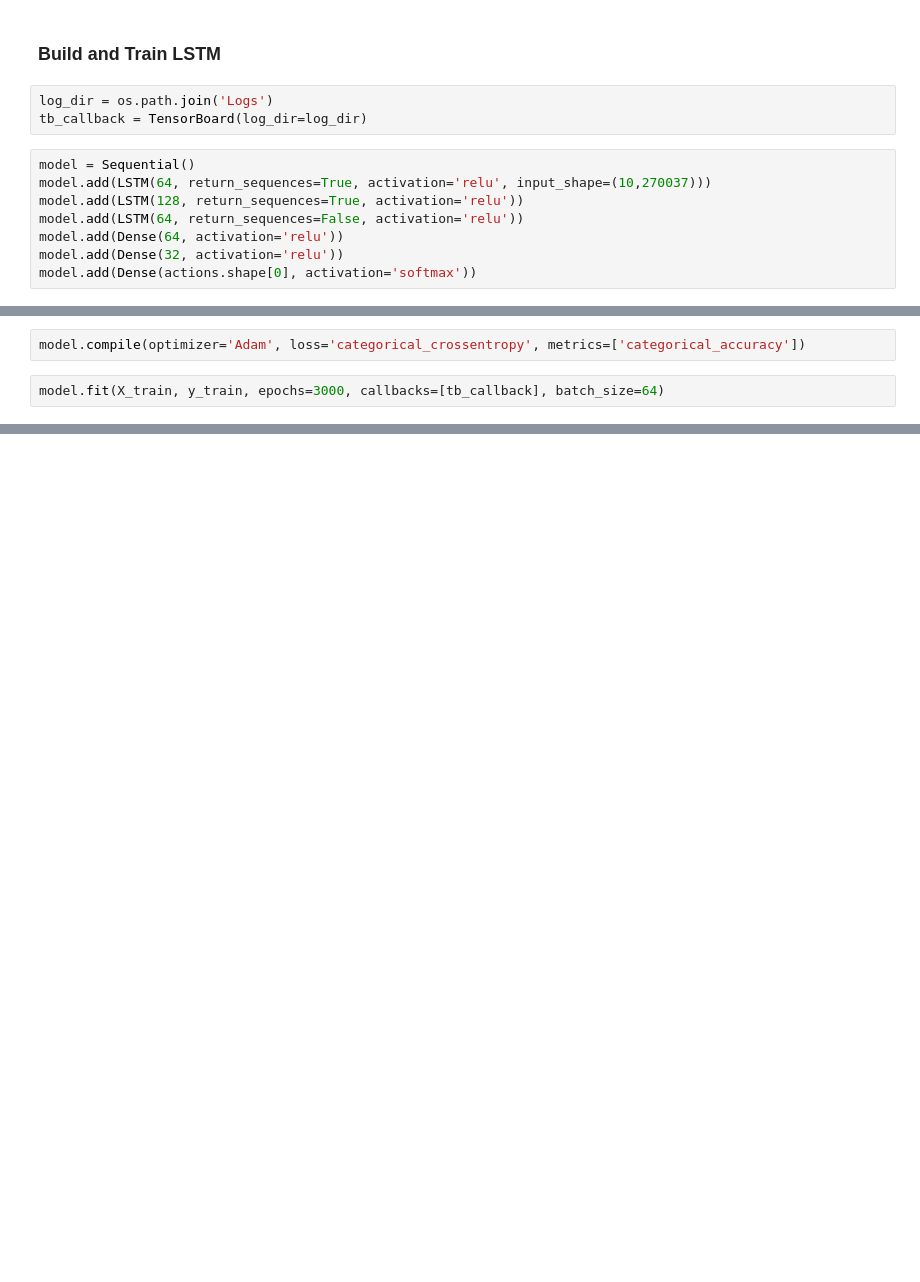
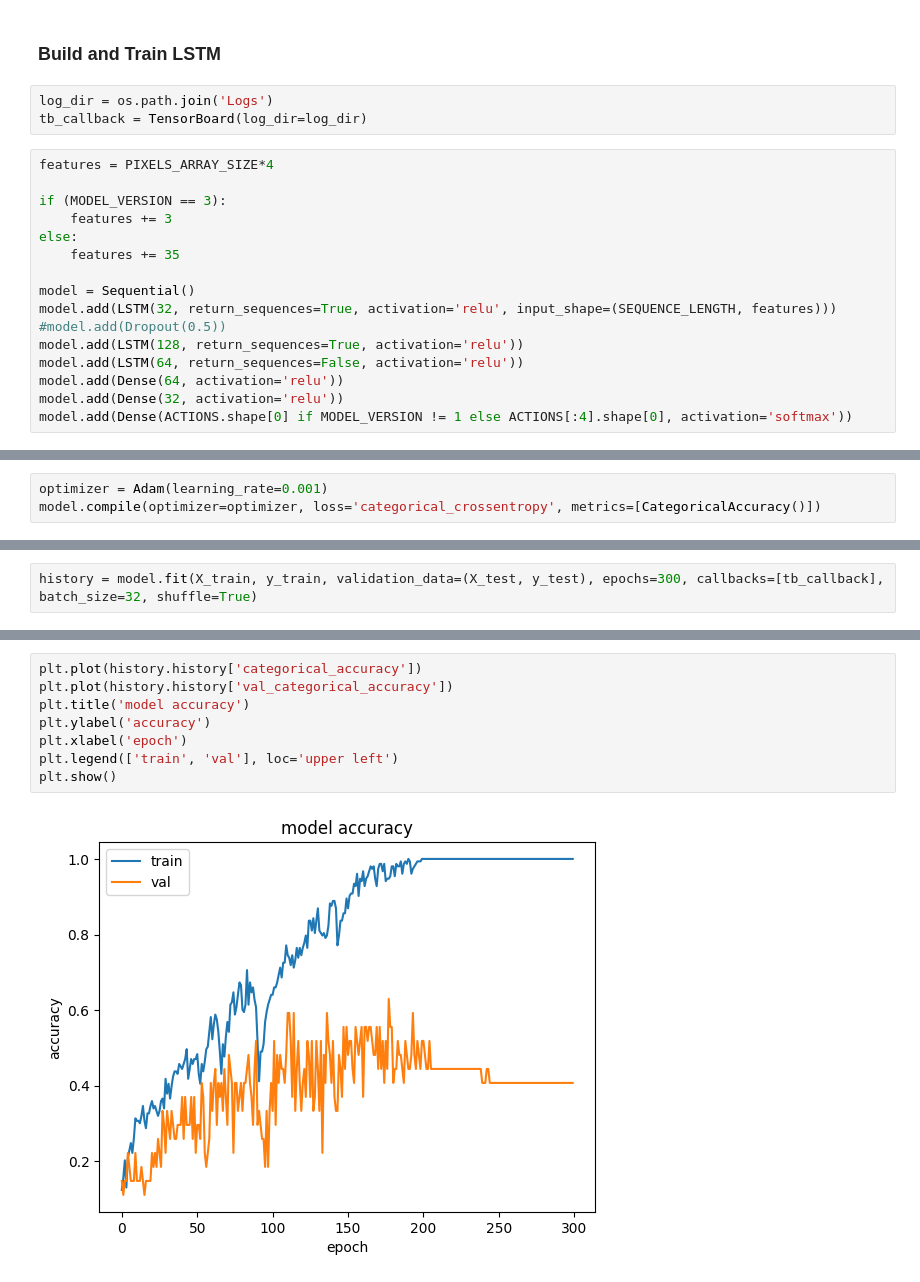
Before and after one commit to jeuchi/M202A, a Jupyter notebook: software/ml/train_car_action.ipynb, the cells around one changed output, grey strips where cells are left out. Saved outputs shown, nothing was run; the diff lists cells and outputs as text; blank space fills up the shorter version.

Commit message:
Fix training

```diff
--- a/software/ml/train_car_action.ipynb
+++ b/software/ml/train_car_action.ipynb
@@ -131,11 +224,19 @@ X_train.shape
 log_dir = os.path.join('Logs')
 tb_callback = TensorBoard(log_dir=log_dir)
 # %%
+features = PIXELS_ARRAY_SIZE*4
+
+if (MODEL_VERSION == 3):
+    features += 3
+else:
+    features += 35
+
 model = Sequential()
-model.add(LSTM(64, return_sequences=True, activation='relu', input_shape=(10,270037)))
+model.add(LSTM(32, return_sequences=True, activation='relu', input_shape=(SEQUENCE_LENGTH, features)))
+#model.add(Dropout(0.5))
 model.add(LSTM(128, return_sequences=True, activation='relu'))
 model.add(LSTM(64, return_sequences=False, activation='relu'))
 model.add(Dense(64, activation='relu'))
 model.add(Dense(32, activation='relu'))
-model.add(Dense(actions.shape[0], activation='softmax'))
+model.add(Dense(ACTIONS.shape[0] if MODEL_VERSION != 1 else ACTIONS[:4].shape[0], activation='softmax'))
 # %% [output]
@@ -143,4 +244,3 @@ WARNING:tensorflow:From c:\Users\jeuch\Documents\GitHub\traffic-watch\.venv\ml\L
 # %%
-model.compile(optimizer='Adam', loss='categorical_crossentropy', metrics=['categorical_accuracy'])
+optimizer = Adam(learning_rate=0.001)
+model.compile(optimizer=optimizer, loss='categorical_crossentropy', metrics=[CategoricalAccuracy()])
-# %%
-model.fit(X_train, y_train, epochs=3000, callbacks=[tb_callback], batch_size=64)
@@ -226,0 +267,2 @@ accuracy_score(ytrue, yhat)
+# %%
+history = model.fit(X_train, y_train, validation_data=(X_test, y_test), epochs=300, callbacks=[tb_callback], batch_size=32, shuffle=True)
@@ -226,0 +287,10 @@ accuracy_score(ytrue, yhat)
+# %%
+plt.plot(history.history['categorical_accuracy'])
+plt.plot(history.history['val_categorical_accuracy'])
+plt.title('model accuracy')
+plt.ylabel('accuracy')
+plt.xlabel('epoch')
+plt.legend(['train', 'val'], loc='upper left')
+plt.show()
+# %% [output]
+[figure, added]
```
Also changed, not shown: parts of 34 cells of this notebook, 8 other files.
